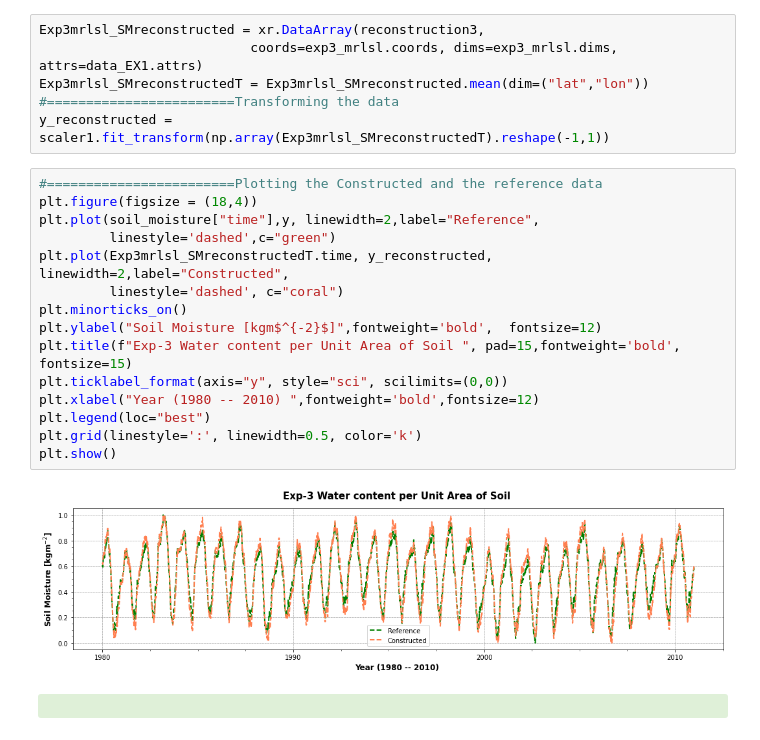
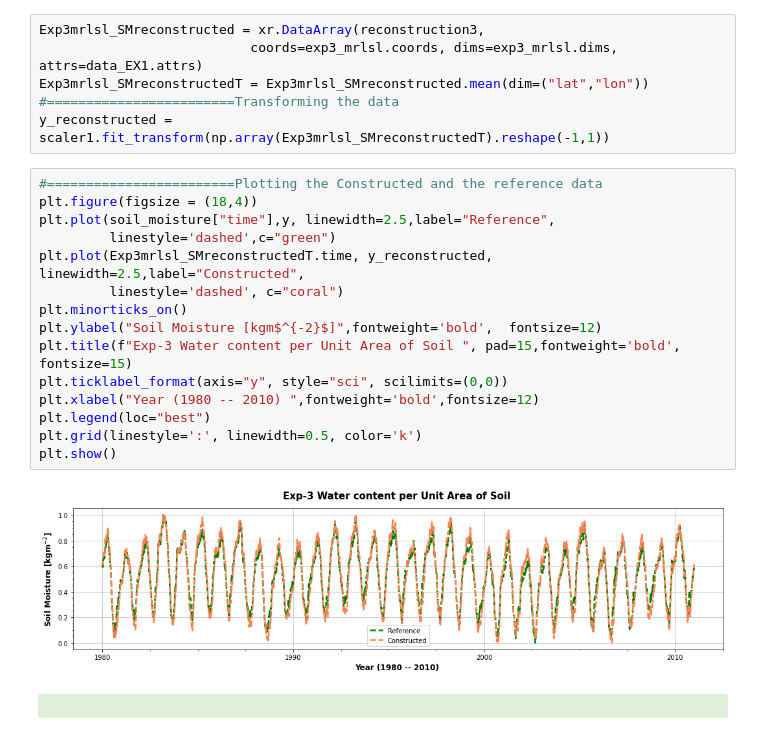
Before and after one commit to kachingasilwimba/Comprehensive-exam, a Jupyter notebook: Computing_Artifact/Machine_learning_models.ipynb, the cells around one changed output. Cells and saved outputs as stored; diff of their text form.

```diff
--- a/Computing_Artifact/Machine_learning_models.ipynb
+++ b/Computing_Artifact/Machine_learning_models.ipynb
@@ -266,20 +266,20 @@ y_reconstructed = scaler1.fit_transform(np.array(Exp3mrlsl_SMreconstructedT).res
 # %%
 #========================Plotting the Constructed and the reference data
 plt.figure(figsize = (18,4))
-plt.plot(soil_moisture["time"],y, linewidth=2,label="Reference",
+plt.plot(soil_moisture["time"],y, linewidth=2.5,label="Reference",
          linestyle='dashed',c="green")
-plt.plot(Exp3mrlsl_SMreconstructedT.time, y_reconstructed, linewidth=2,label="Constructed",
+plt.plot(Exp3mrlsl_SMreconstructedT.time, y_reconstructed, linewidth=2.5,label="Constructed",
          linestyle='dashed', c="coral")
 plt.minorticks_on()
 plt.ylabel("Soil Moisture [kgm$^{-2}$]",fontweight='bold',  fontsize=12)
 plt.title(f"Exp-3 Water content per Unit Area of Soil ", pad=15,fontweight='bold', fontsize=15)
 plt.ticklabel_format(axis="y", style="sci", scilimits=(0,0))
 plt.xlabel("Year (1980 -- 2010) ",fontweight='bold',fontsize=12)
 plt.legend(loc="best")
 plt.grid(linestyle=':', linewidth=0.5, color='k')
 plt.show()
 # %% [output]
-[figure, old version]
+[figure, new version]
 # %% [markdown]
 <div class="alert alert-success">
 # %% [markdown]
```
